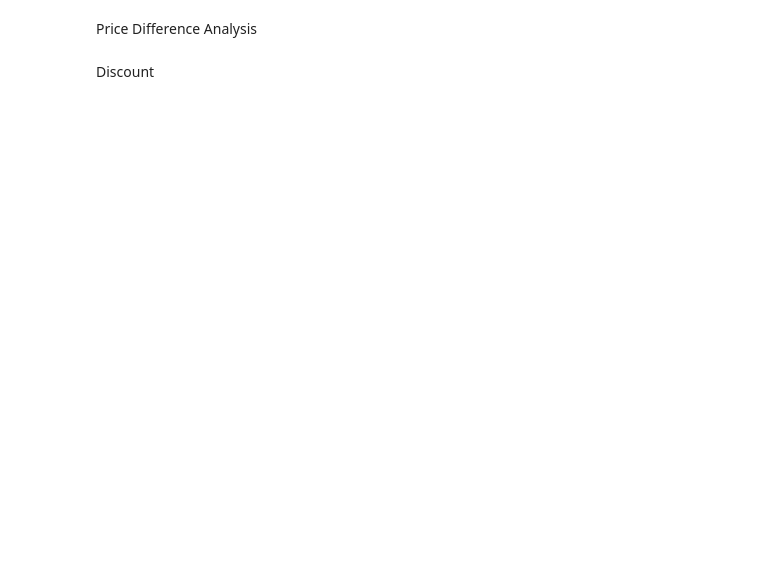
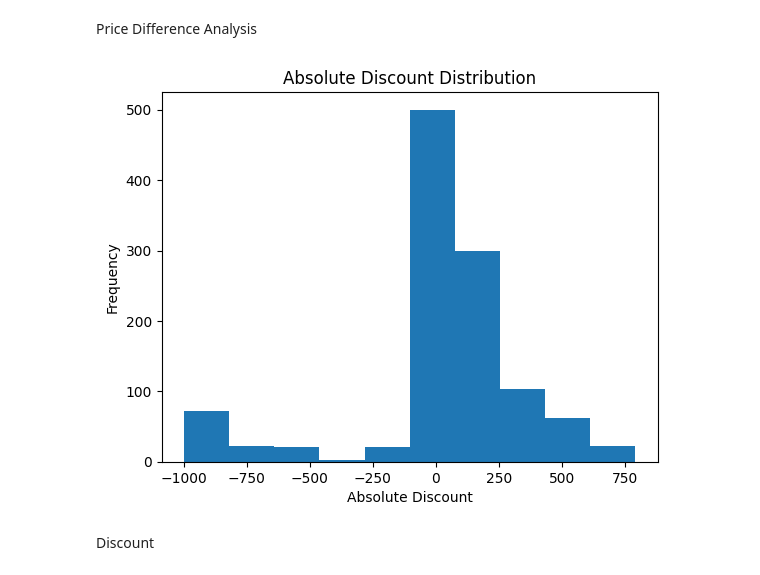
Before and after one commit to danad1821/COSC482-Assignment5, a Jupyter notebook: EDA.ipynb, the cells around one changed output. Cells and saved outputs as stored; diff of their text form; code cells hidden in the pictures; blank space fills up the shorter version.

```diff
--- a/EDA.ipynb
+++ b/EDA.ipynb
@@ -41,4 +126,15 @@ Text Analysis on Product Titles
 # %% [markdown]
 Price Difference Analysis
+# %%
+df["absolute_discount"] = df['original_price'] - df['price']
+
+counts, bins = np.histogram(df['absolute_discount'].values)
+plt.hist(bins[:-1], bins, weights=counts)
+plt.xlabel("Absolute Discount")
+plt.ylabel("Frequency")
+plt.title("Absolute Discount Distribution")
+plt.show()
+# %% [output]
+[figure, added]
 # %% [markdown]
 Discount
```
Also changed, not shown: parts of 7 cells of this notebook, 2 other files.
